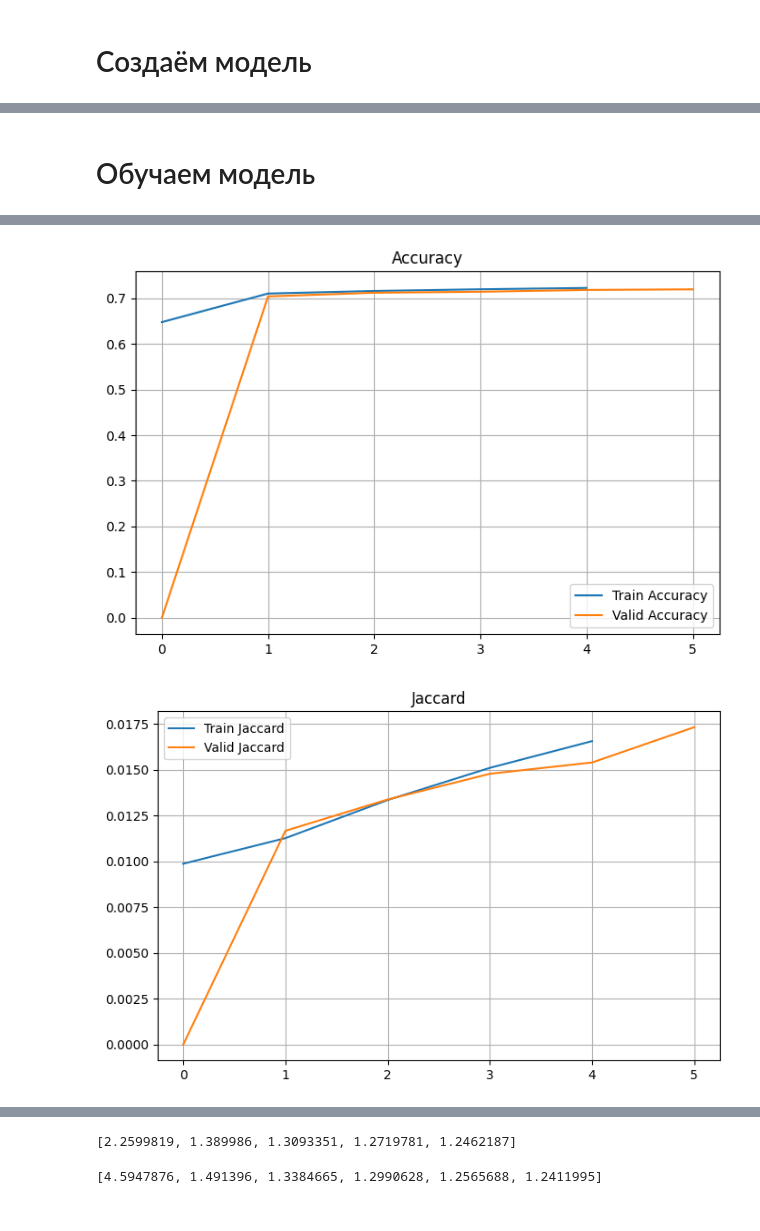
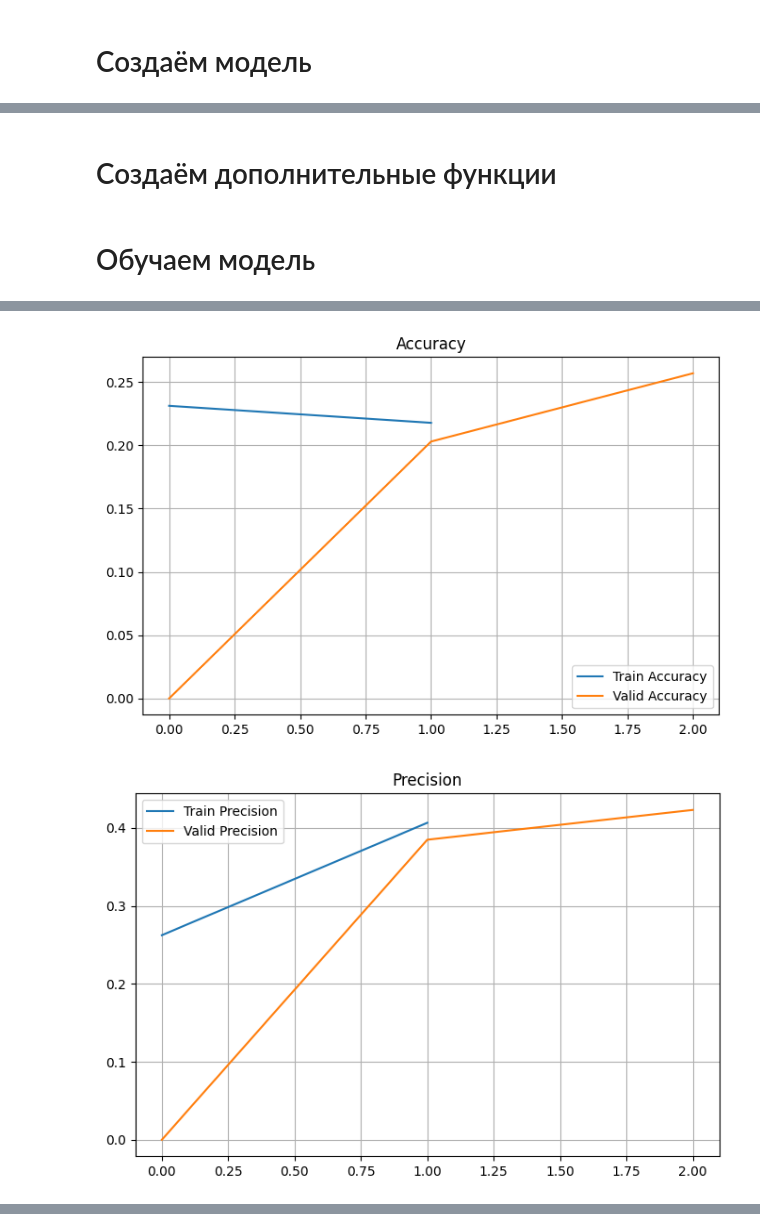
Before and after one commit to Mihail619/Mihail619, a Jupyter notebook: coco-notebook.ipynb, the cells around one changed output, grey strips where cells are left out. Saved outputs shown, nothing was run; the diff lists cells and outputs as text; code cells hidden in the pictures.

```diff
--- a/coco-notebook.ipynb
+++ b/coco-notebook.ipynb
@@ -156,13 +190,13 @@ train_target_transforms = v2.Compose(
 # %%
 valid_dataset = CustomDataset(root='/kaggle/input/coco-2017-dataset/coco2017/val2017',
                              annFile='/kaggle/input/coco-2017-dataset/coco2017/annotations/instances_val2017.json',
-                             transform=valid_transforms,
-                             target_transform=valid_target_transforms)
+                             transforms=valid_transforms,)
+                             #target_transform=valid_target_transforms)
 
 
 train_dataset = CustomDataset(root='/kaggle/input/coco-2017-dataset/coco2017/train2017',
                         annFile='/kaggle/input/coco-2017-dataset/coco2017/annotations/instances_train2017.json',
-                        transform=train_transforms,
-                        target_transform=train_target_transforms)
+                        transforms=train_transforms,)
+                       # target_transform=train_target_transforms)
 # %% [output]
 loading annotations into memory...
@@ -174,2 +208,11 @@ Done (t=23.98s)
 creating index...
 index created!
+# %%
+item_number = 0
+item = valid_dataset[item_number]
+x = item[0]
+y = item[1]
+
+print(type(x), x.shape)
+print(type(y), y.shape)
+print(y.max(), y. min())
@@ -271,13 +386,13 @@ class CocoModel(nn.Module):
 
         self.down_3 = block(in_channels=base_channels*2, out_channels=base_channels*4)
 
-        #self.down_4 = block(in_channels=base_channels*4, out_channels=base_channels*8)
+        self.down_4 = block(in_channels=base_channels*4, out_channels=base_channels*8)
 
 
-        self.bottleneck = conv1x1_plus_conv1x1(in_channels=base_channels*4, out_channels=base_channels*4)
+        self.bottleneck = conv1x1_plus_conv1x1(in_channels=base_channels*8, out_channels=base_channels*8)
 
 
-       # self.up_4 = block(in_channels=base_channels*16, out_channels=base_channels*4)
+        self.up_4 = block(in_channels=base_channels*16, out_channels=base_channels*4)
 
         self.up_3 = block(in_channels=base_channels*8, out_channels=base_channels*2)
 
@@ -304,20 +419,24 @@ class CocoModel(nn.Module):
 
         x = self.downsample(residual_3) #N / 8 x N / 8 x b_ch*4
 
-       # residual_4 = self.down_4(x) #N / 8 x N / 8 x b_ch*8
+        residual_4 = self.down_4(x) #N / 8 x N / 8 x b_ch*8
 
-       # x = self.downsample(residual_4)  #N / 16 x N / 16 x b_ch*8
+        x = self.downsample(residual_4)  #N / 16 x N / 16 x b_ch*8
 
         x = self.bottleneck(x) #N / 16 x N / 16 x b_ch*8
 #         print('bottle:', x.shape)
 
-     #   x = nn.functional.interpolate(x, scale_factor=2) #N / 8 x N / 8 x b_ch*8
+
+        exit_1 = x
+
+        x = nn.functional.interpolate(x, scale_factor=2) #N / 8 x N / 8 x b_ch*8
 #         print('int_1:', x.shape)
 
-      #  x = torch.cat((x, residual_4), dim=1) #N / 8 x N / 8 x b_ch*16
+
+        x = torch.cat((x, residual_4), dim=1) #N / 8 x N / 8 x b_ch*16
 #         print('cat_1', x.shape)
 
-     #   x = self.up_4(x) #N / 8 x N / 8 x b_ch*4
+        x = self.up_4(x) #N / 8 x N / 8 x b_ch*4
 
         x = nn.functional.interpolate(x, scale_factor=2) #N / 4 x N / 4 x b_ch*4
 
@@ -376,5 +495,7 @@ Estimated Total Size (MB): 147.02
 ----------------------------------------------------------------
 '\nfrom torch.utils.tensorboard import SummaryWriter\n\n# default `log_dir` is "runs" - we\'ll be more specific here\nwriter = SummaryWriter(\'runs/cifar\')\n\nwriter.add_graph(fmodel,  torch.randn(1, ...
+# %% [markdown]
+# Создаём дополнительные функции
 # %%
 def plot_stats(
     train: tuple,
@@ -500,11 +675,14 @@ class CocoLightning(pl.LightningModule):
 # Обучаем модель
 # %%
 lightning_model = CocoLightning(model=CocoModel, lr=1e-3)
-trainer = pl.Trainer(max_epochs=5,
+trainer = pl.Trainer(max_epochs=2,
                      accelerator='auto')
 
 trainer.fit(lightning_model, train_loader, valid_loader)
+
 plot_stats(lightning_model.train_loss, lightning_model.valid_loss, title="Loss")
 plot_stats(lightning_model.train_accuracy, lightning_model.valid_accuracy, title= "Accuracy")
+plot_stats(lightning_model.train_precision, lightning_model.valid_precision, title="Precision")
+plot_stats(lightning_model.train_recall, lightning_model.valid_recall, title="Recall")
 plot_stats(lightning_model.train_iou, lightning_model.valid_iou, title="Jaccard")
 # %% [output]
@@ -515,2 +693,2 @@ plot_stats(lightning_model.train_iou, lightning_model.valid_iou, title="Jaccard"
-[figure, old version]
+[figure, new version]
-[figure, old version]
+[figure, new version]
@@ -517,8 +696,0 @@ plot_stats(lightning_model.train_iou, lightning_model.valid_iou, title="Jaccard"
-# %%
-lightning_model.train_loss
-# %% [output]
-[2.2599819, 1.389986, 1.3093351, 1.2719781, 1.2462187]
-# %%
-lightning_model.valid_loss
-# %% [output]
-[4.5947876, 1.491396, 1.3384665, 1.2990628, 1.2565688, 1.2411995]
```
Also changed, not shown: parts of 20 cells of this notebook.
